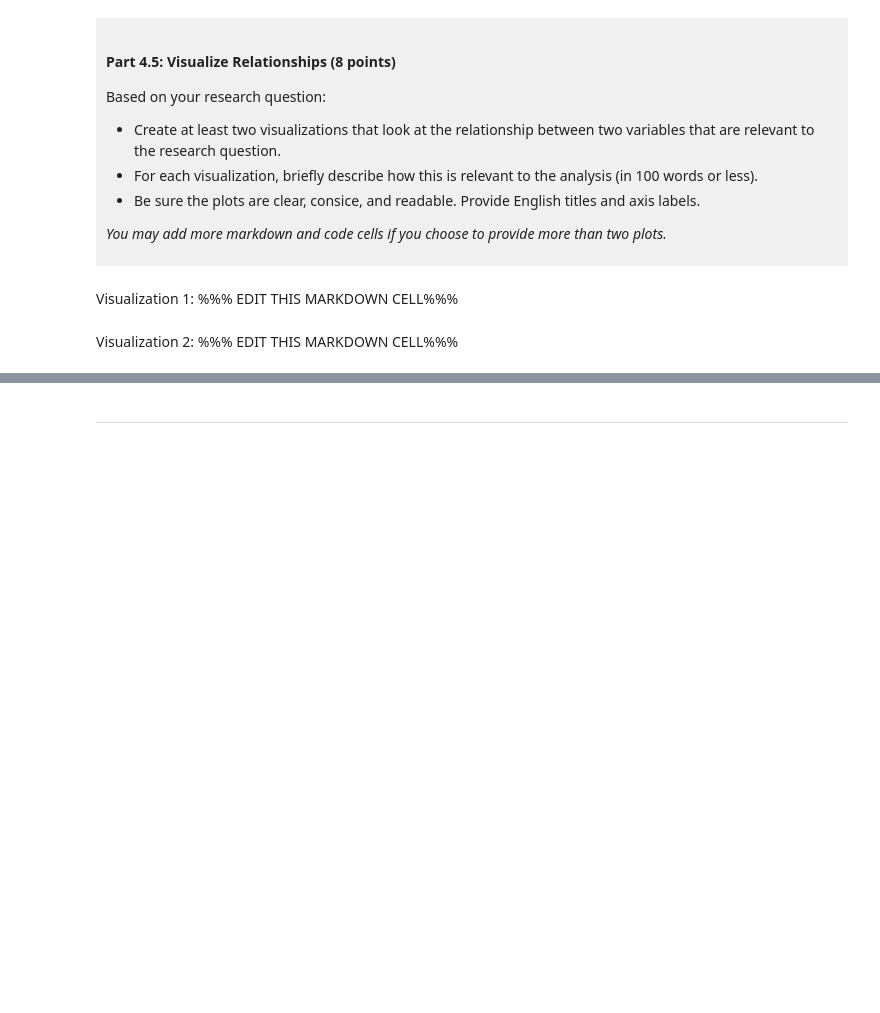
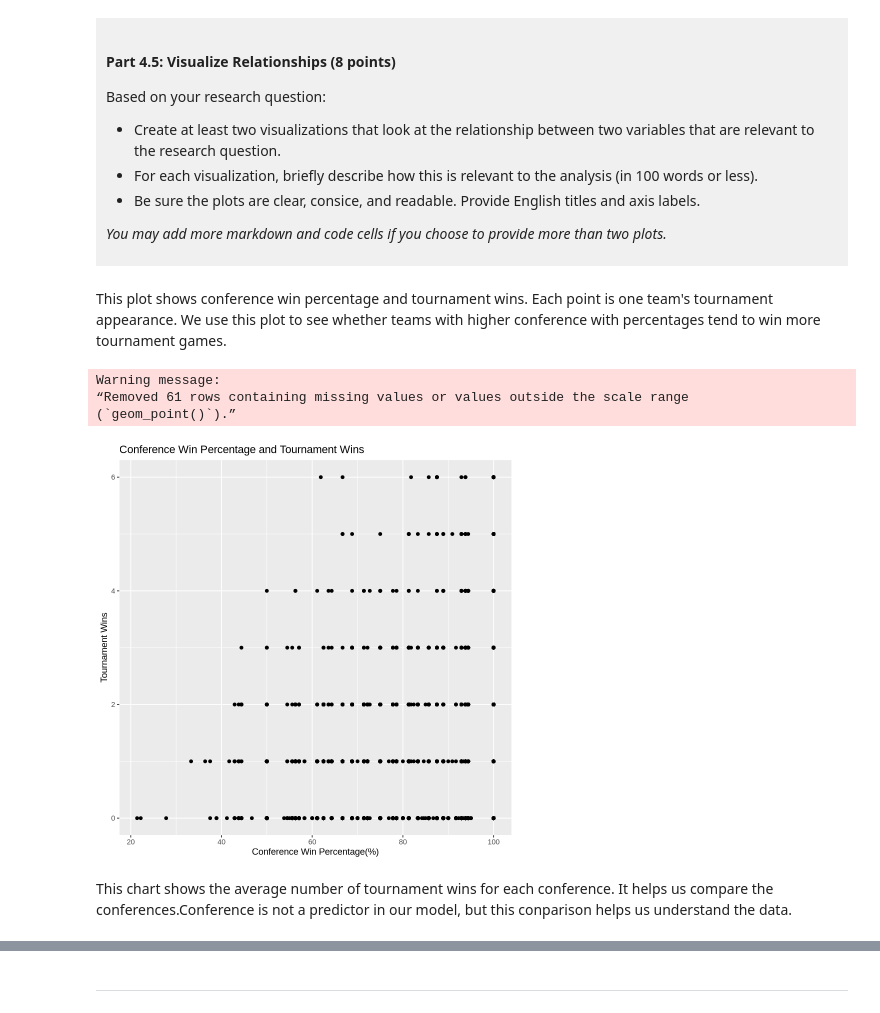
Before and after one commit to luoyuxin202409-alt/dsci100_project_yuxin_Luo, a Jupyter notebook: dsci-100-project-notebook.ipynb, the cells around one changed output, grey strips where cells are left out. Saved outputs shown, nothing was run; the diff lists cells and outputs as text; code cells hidden in the pictures; blank space fills up the shorter version.

```diff
--- a/dsci-100-project-notebook.ipynb
+++ b/dsci-100-project-notebook.ipynb
@@ -308,9 +394,20 @@ Based on your research question:
 *You may add more markdown and code cells if you choose to provide more than two plots.*
 </div>
 # %% [markdown]
-Visualization 1: %%% EDIT THIS MARKDOWN CELL%%%
+This plot shows conference win percentage and tournament wins. Each point is one team's tournament appearance. We use this plot to see whether teams with higher conference with percentages tend to win more tournament games.
 # %%
-### EDIT THIS CODE CELL FOR VISUALIZATION 1###
+# Plot the predictor and outcome using rows without missing values
+basketball_tidy|>
+ggplot(aes(x=conf_wins_pct,y=tourney_wins))+
+geom_point()+
+labs(title="Conference Win Percentage and Tournament Wins",
+     x="Conference Win Percentage(%)",
+     y="Tournament Wins")
+# %% [output]
+Warning message:
+“Removed 61 rows containing missing values or values outside the scale range
+(`geom_point()`).”
+[figure, added]
 # %% [markdown]
-Visualization 2: %%% EDIT THIS MARKDOWN CELL%%%
+This chart shows the average number of tournament wins for each conference. It helps us compare the conferences.Conference is not a predictor in our model, but this conparison helps us understand the data.
 # %%
```
Also changed, not shown: parts of 15 cells of this notebook.
